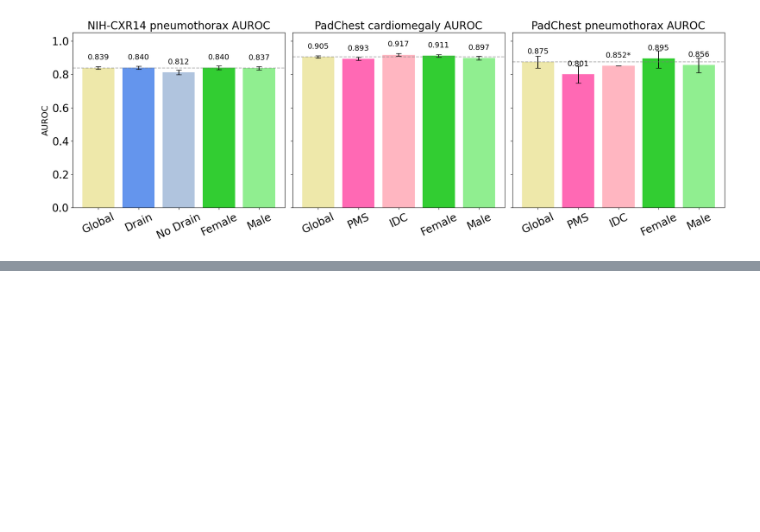
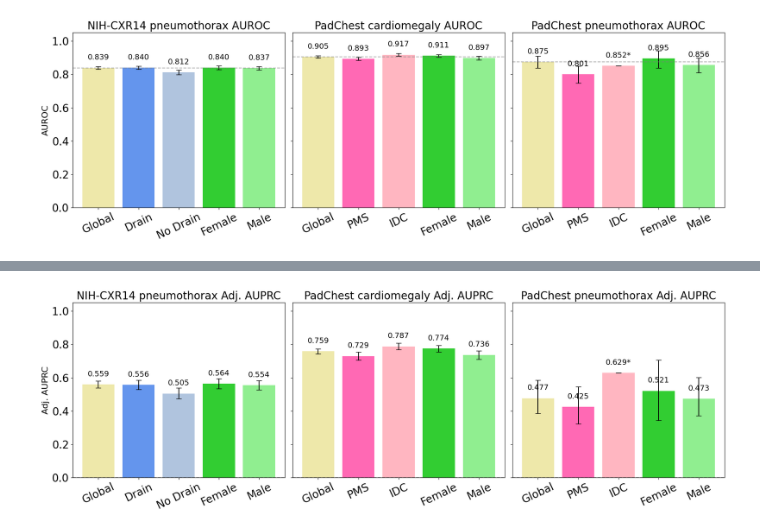
Before and after one commit to nikodice4/MedCLIP_shortcuts, a Jupyter notebook: notebooks/metric_notebook.ipynb, the cells around one changed output, grey strips where cells are left out. Drawn from its saved outputs; the diff is of its cells as text; code cells hidden in the pictures; blank space fills up the shorter version.

Commit message:
auprc_adj

```diff
--- a/notebooks/metric_notebook.ipynb
+++ b/notebooks/metric_notebook.ipynb
@@ -20,6 +20,11 @@ df_padchest_scanner_px = pd.read_csv("../reports/padchest_px/padchest_scanner_px
 df_sex = pd.read_csv("../reports/chestx/sex/calibration_sex.csv")
 df_padchest_sex = pd.read_csv("../reports/padchest/padchest_sex/calibration_sex.csv")
 df_padchest_sex_px = pd.read_csv("../reports/padchest_px/padchest_sex_px/calibration_sex.csv")
+# %%
+def adjusted_auprc(y_true,y_proba):
+    auprc = average_precision_score(y_true,y_proba)
+    baseline_auprc = sum(y_true)/len(y_true)
+    return 1 - (np.log(auprc)/np.log(baseline_auprc))
 # %% [markdown]
 # chestx pneumothorax
 # %% [markdown]
@@ -300,0 +417,48 @@ generate_barplot_subgroups(result)
+# %%
+def generate_barplot_subgroups_auprc(df):
+    dataset_order = ["NIH-CXR14 pneumothorax", "PadChest cardiomegaly", "PadChest pneumothorax"]
+    subgroup_order = ["Global", "Drain", "No Drain", "PMS", "IDC", "Female", "Male"]
+
+    color_map = {"Global": "palegoldenrod", "Drain": "cornflowerblue", "No Drain": "lightsteelblue",
+                 "PMS": "hotpink", "IDC": "lightpink", "Female": "limegreen", "Male": "lightgreen"}
+
+    df["dataset"] = pd.Categorical(df["dataset"], dataset_order)
+    df["subgroup"] = pd.Categorical(df["subgroup"], subgroup_order)
+    df = df.sort_values(["dataset", "subgroup"])
+
+    fig, axes = plt.subplots(1, 3, figsize=(18, 6), sharey=True)
+
+    for ax, dataset in zip(axes, dataset_order):
+        sub = df[df["dataset"] == dataset]
+        present = [g for g in subgroup_order if g in set(sub["subgroup"].dropna().astype(str).unique())]
+        values = [sub.loc[sub["subgroup"] == g, "value"].iloc[0] for g in present]
+        ci_lows = [sub.loc[sub["subgroup"] == g, "ci_low"].iloc[0] for g in present]
+        ci_highs = [sub.loc[sub["subgroup"] == g, "ci_high"].iloc[0] for g in present]
+        colors = [color_map[g] for g in present]
+
+        err_low = [v - lo if not np.isnan(lo) else 0 for v, lo in zip(values, ci_lows)]
+        err_high = [hi - v if not np.isnan(hi) else 0 for v, hi in zip(values, ci_highs)]
+
+        ax.bar(present, values, color=colors, yerr=[err_low, err_high], capsize=5)
+
+        for x, v, lo in zip(present, values, ci_lows):
+            label = f"{v:.3f}" + ("*" if np.isnan(lo) else "")
+            ax.text(x, v + 0.04, label, ha="center", va="bottom", fontsize=14)
+
+        ax.axhline(y=0, color="gray", linestyle="--", alpha=0.6)
+
+
+        ax.set_title(f"{dataset} Adj. AUPRC", fontsize=20)
+        ax.set_ylim(0, 1.05)
+        ax.tick_params(axis='x', labelsize=20, rotation=25)
+        ax.tick_params(axis='y', labelsize=20)
+
+    axes[0].set_ylabel("Adj. AUPRC", fontsize=16)
+    plt.tight_layout()
+    out_path = f"../{config.FIGS}/auprc_ci_adjauprc.png"
+    plt.savefig(out_path, dpi=300)
+    plt.show()
+
+generate_barplot_subgroups_auprc(result_ajdauprc)
+# %% [output]
+[figure, added]
```
Also changed, not shown: parts of 21 cells of this notebook, 2 other files.
